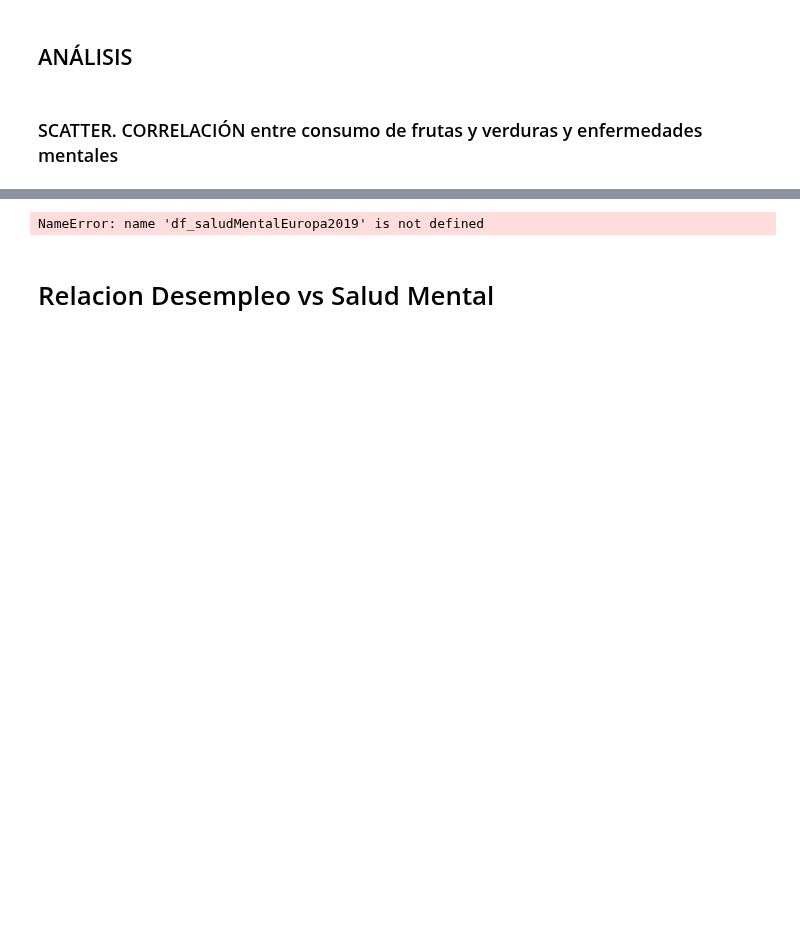
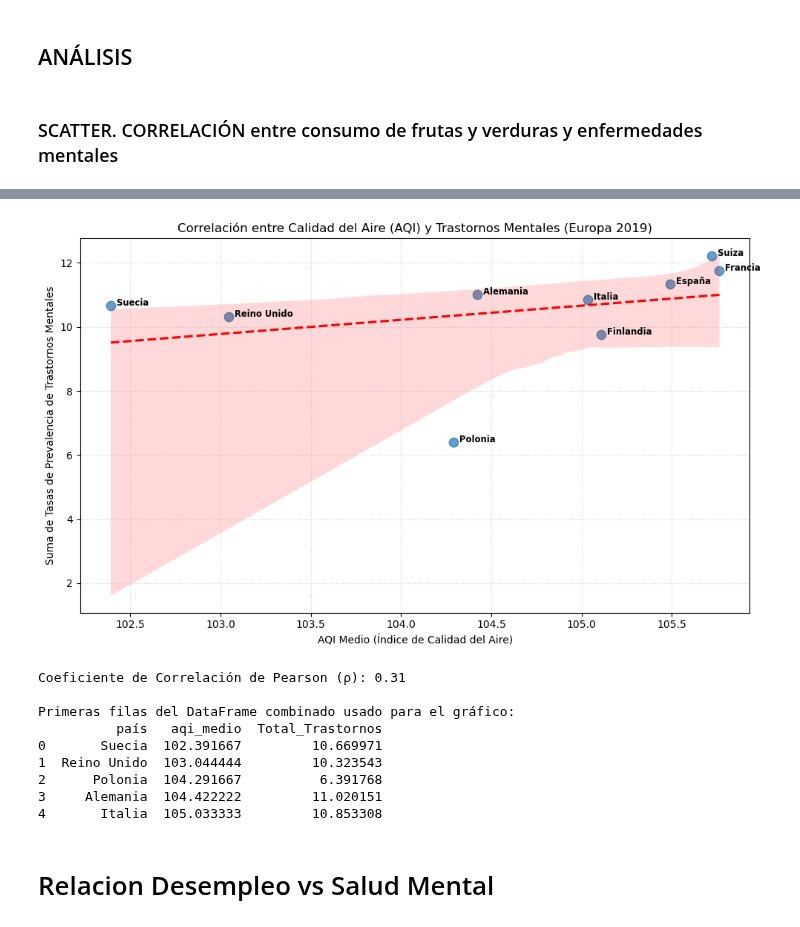
Before and after one commit to AntonioDavid333/Mental-Health-Data-Analysis, a Jupyter notebook: Global.ipynb, the cells around one changed output, grey strips where cells are left out. Drawn from its saved outputs; the diff is of its cells as text; code cells hidden in the pictures; blank space fills up the shorter version.

```diff
--- a/Global.ipynb
+++ b/Global.ipynb
@@ -222,10 +234,10 @@ Primeras filas del DataFrame combinado usado para el gráfico:
 trastornos_cols = ['Schizophrenia', 'Depression', 'Anxiety', 'Bipolar', 'Eating']
 
 #Suma de enfermedades
-df_saludMentalEuropa2019['Total_Trastornos'] = df_saludMentalEuropa2019[trastornos_cols].sum(axis=1)
+df_salud['Total_Trastornos'] = df_salud[trastornos_cols].sum(axis=1)
 
 
-df_salud_mental_total = df_saludMentalEuropa2019[['country', 'Total_Trastornos']].copy()
+df_salud_mental_total = df_salud[['country', 'Total_Trastornos']].copy()
 df_salud_mental_total.rename(columns={'country': 'país'}, inplace=True) # Renombrar para facilitar la unión
 #cambiamos a pais en vez de country
 df_aqi.rename(columns={'country': 'país'}, inplace=True)
@@ -248,34 +260,43 @@ sns.regplot(
     scatter_kws={'alpha': 0.7, 's': 80},
     line_kws={'color': 'red', 'linestyle': '--'}
 )
 
 #Etiquetas de país a los puntitos
 for i in range(df_combinado_aqi_salud.shape[0]):
     plt.text(
         df_combinado_aqi_salud['aqi_medio'].iloc[i],
         df_combinado_aqi_salud['Total_Trastornos'].iloc[i],
         '  ' + df_combinado_aqi_salud['país'].iloc[i],
         horizontalalignment='left',
         size='small',
         color='black',
         weight='semibold'
     )
 
 #Etiquetas y Título
 plt.title('Correlación entre Calidad del Aire (AQI) y Trastornos Mentales (Europa 2019)')
 plt.xlabel('AQI Medio (Índice de Calidad del Aire)')
 plt.ylabel('Suma de Tasas de Prevalencia de Trastornos Mentales')
 plt.grid(True, linestyle=':', alpha=0.6)
 plt.tight_layout()
 plt.show()
 
 #Calcular y mostrar el Coeficiente de Correlación de Pearson
 correlation = df_combinado_aqi_salud['aqi_medio'].corr(df_combinado_aqi_salud['Total_Trastornos'])
 print(f"\nCoeficiente de Correlación de Pearson (ρ): {correlation:.2f}")
 print("\nPrimeras filas del DataFrame combinado usado para el gráfico:")
 print(df_combinado_aqi_salud.head())
 # %% [output]
+[figure, added]
-NameError: name 'df_saludMentalEuropa2019' is not defined
+Coeficiente de Correlación de Pearson (ρ): 0.31
+
+Primeras filas del DataFrame combinado usado para el gráfico:
+          país   aqi_medio  Total_Trastornos
+0       Suecia  102.391667         10.669971
+1  Reino Unido  103.044444         10.323543
+2      Polonia  104.291667          6.391768
+3     Alemania  104.422222         11.020151
+4       Italia  105.033333         10.853308
 # %% [markdown]
 # Relacion Desempleo vs Salud Mental
 # %%
```
Also changed, not shown: parts of 5 cells of this notebook, 2 other files.
